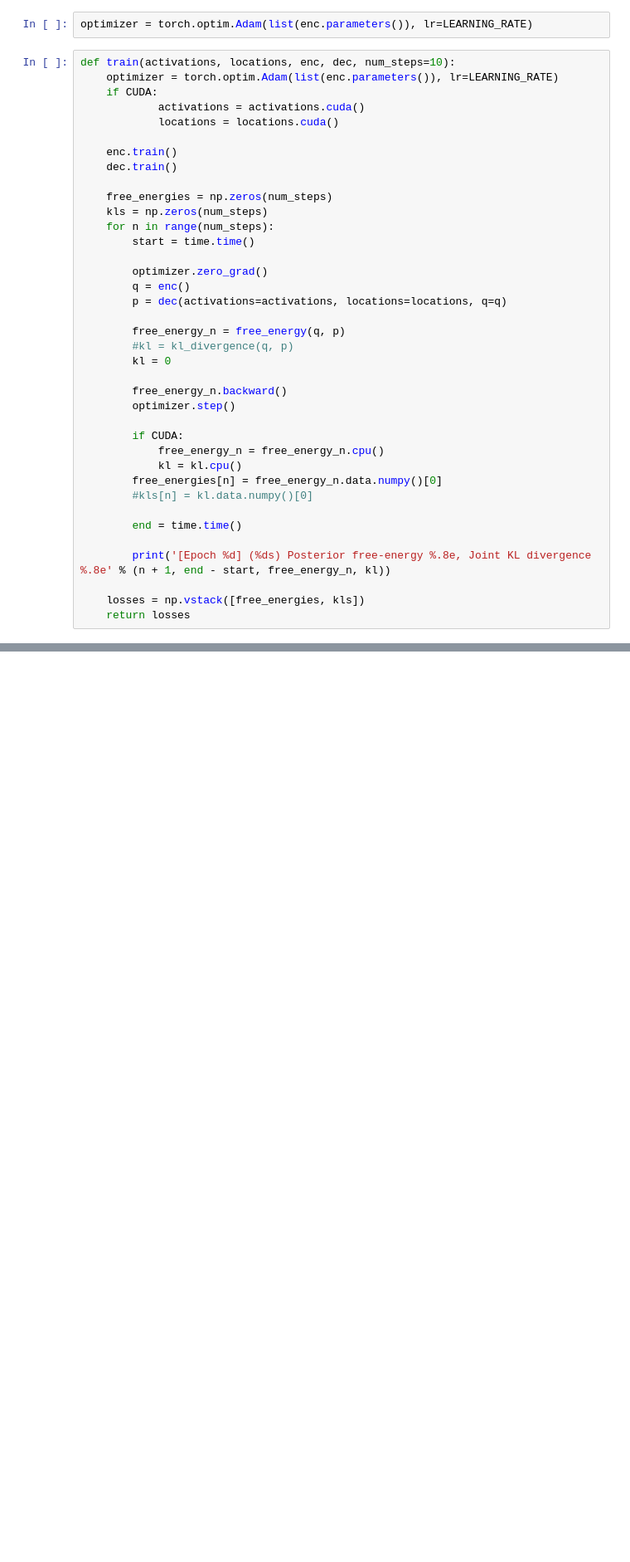
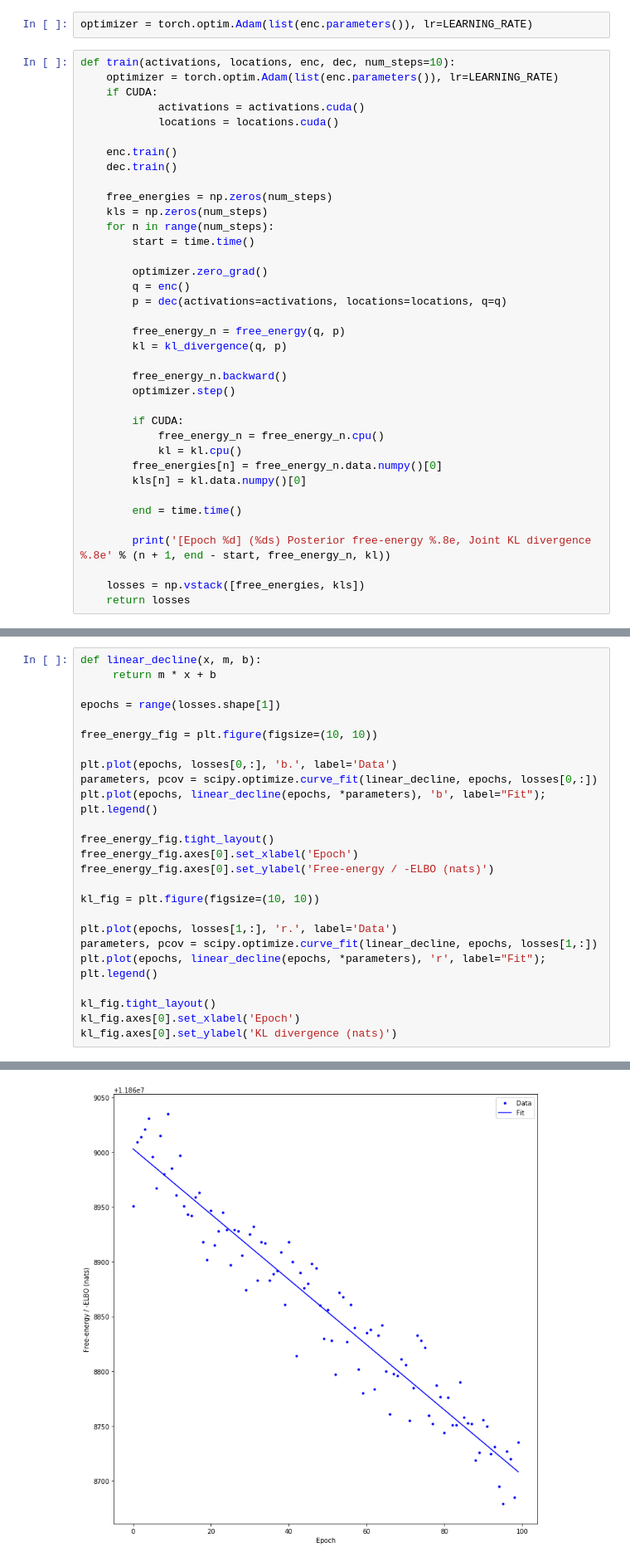
Before and after one commit to neu-pml/HTFATorch, a Jupyter notebook: notebooks/example_tfa.ipynb, the cells around one changed output, grey strips where cells are left out. Shown: that part at 83% size. Saved outputs shown, nothing was run; the diff lists cells and outputs as text; blank space fills up the shorter version.

Commit message:
notebooks/example_tfa: measure KL divergence and plot it
Signed-off-by: Eli Sennesh <esennesh@cs.technion.ac.il>

```diff
--- a/notebooks/example_tfa.ipynb
+++ b/notebooks/example_tfa.ipynb
@@ -163,8 +164,7 @@ def train(activations, locations, enc, dec, num_steps=10):
         p = dec(activations=activations, locations=locations, q=q)
 
         free_energy_n = free_energy(q, p)
-        #kl = kl_divergence(q, p)
-        kl = 0
+        kl = kl_divergence(q, p)
 
         free_energy_n.backward()
         optimizer.step()
@@ -173,7 +173,7 @@ def train(activations, locations, enc, dec, num_steps=10):
             free_energy_n = free_energy_n.cpu()
             kl = kl.cpu()
         free_energies[n] = free_energy_n.data.numpy()[0]
-        #kls[n] = kl.data.numpy()[0]
+        kls[n] = kl.data.numpy()[0]
 
         end = time.time()
 
@@ -214,0 +204,28 @@ fig.axes[0].set_ylabel('Free-energy / -ELBO (nats)')
+# %%
+def linear_decline(x, m, b):
+     return m * x + b
+
+epochs = range(losses.shape[1])
+
+free_energy_fig = plt.figure(figsize=(10, 10))
+
+plt.plot(epochs, losses[0,:], 'b.', label='Data')
+parameters, pcov = scipy.optimize.curve_fit(linear_decline, epochs, losses[0,:])
+plt.plot(epochs, linear_decline(epochs, *parameters), 'b', label="Fit");
+plt.legend()
+
+free_energy_fig.tight_layout()
+free_energy_fig.axes[0].set_xlabel('Epoch')
+free_energy_fig.axes[0].set_ylabel('Free-energy / -ELBO (nats)')
+
+kl_fig = plt.figure(figsize=(10, 10))
+
+plt.plot(epochs, losses[1,:], 'r.', label='Data')
+parameters, pcov = scipy.optimize.curve_fit(linear_decline, epochs, losses[1,:])
+plt.plot(epochs, linear_decline(epochs, *parameters), 'r', label="Fit");
+plt.legend()
+
+kl_fig.tight_layout()
+kl_fig.axes[0].set_xlabel('Epoch')
+kl_fig.axes[0].set_ylabel('KL divergence (nats)')
+# %% [output]
@@ -214,0 +233 @@ fig.axes[0].set_ylabel('Free-energy / -ELBO (nats)')
+[figure, added]
```
Also changed, not shown: parts of 4 cells of this notebook.
